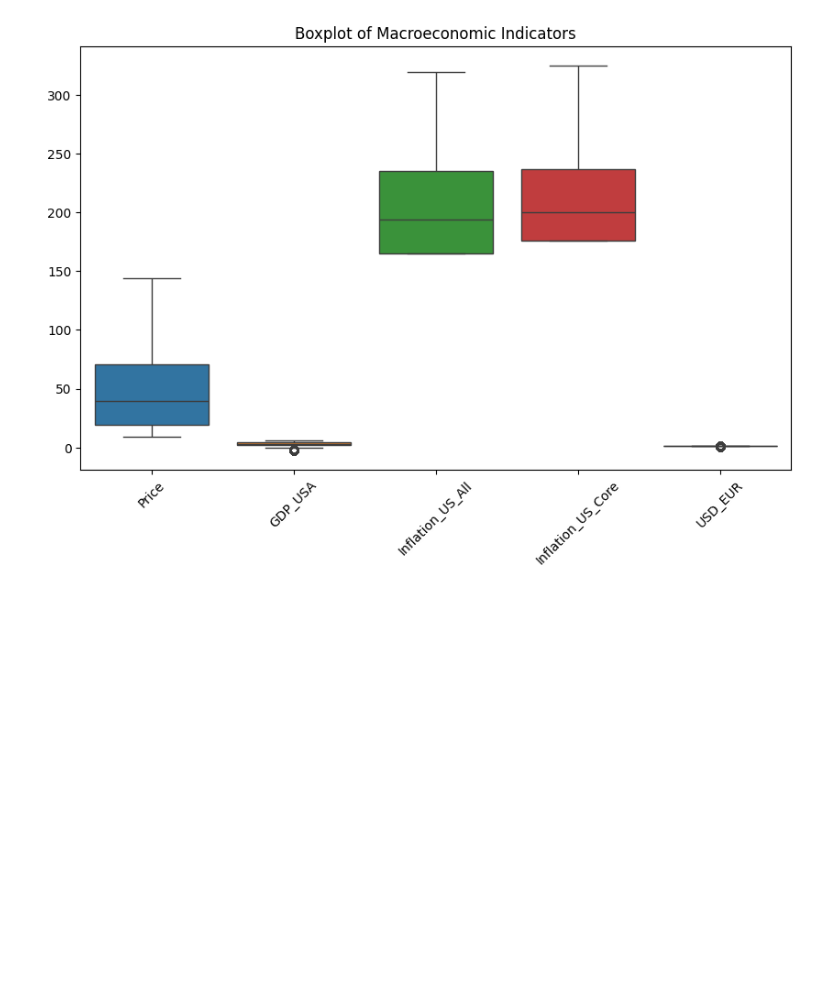
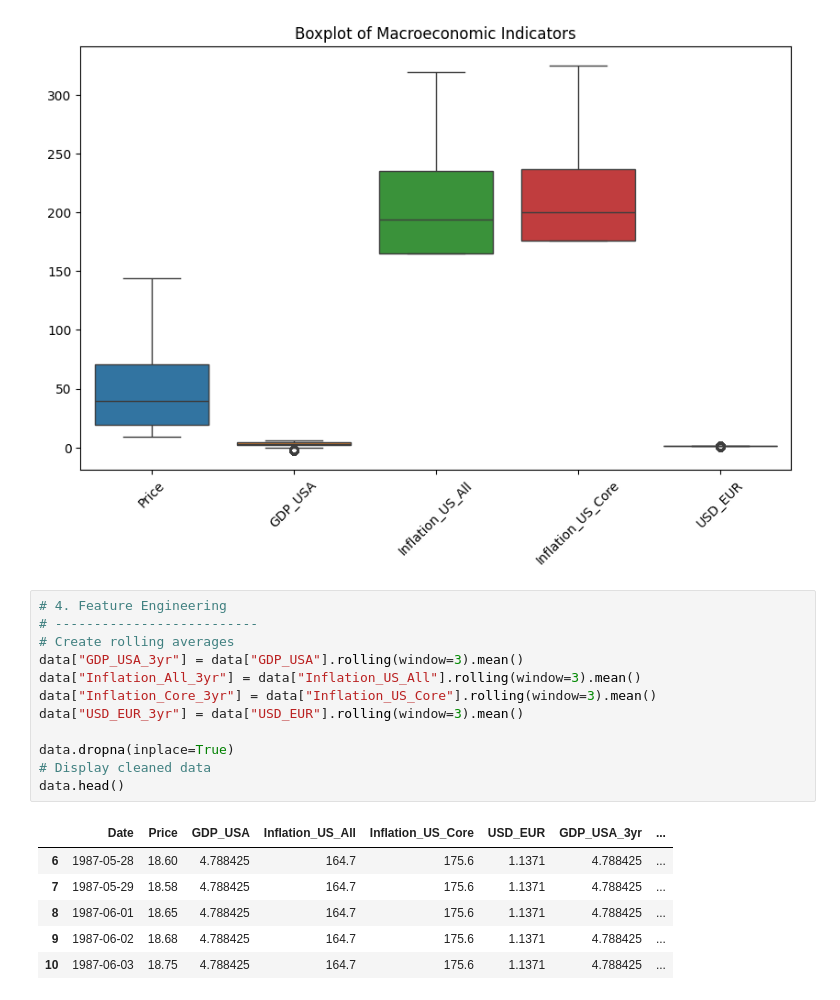
Before and after one commit to Yayerad/Birhan-Energies-W10, a Jupyter notebook: notebooks/eda.ipynb, the cells around one changed output. Drawn from its saved outputs; the diff is of its cells as text; blank space fills up the shorter version.

Commit message:
feature engineering

```diff
--- a/notebooks/eda.ipynb
+++ b/notebooks/eda.ipynb
@@ -57,3 +57,22 @@ plt.xticks(rotation=45)
 plt.show()
 # %% [output]
 [figure]
+# %%
+# 4. Feature Engineering
+# --------------------------
+# Create rolling averages
+data["GDP_USA_3yr"] = data["GDP_USA"].rolling(window=3).mean()
+data["Inflation_All_3yr"] = data["Inflation_US_All"].rolling(window=3).mean()
+data["Inflation_Core_3yr"] = data["Inflation_US_Core"].rolling(window=3).mean()
+data["USD_EUR_3yr"] = data["USD_EUR"].rolling(window=3).mean()
+
+data.dropna(inplace=True)
+# Display cleaned data
+data.head()
+# %% [output]
+|  | Date | Price | GDP_USA | Inflation_US_All | Inflation_US_Core | USD_EUR | GDP_USA_3yr | ... |
+| 6 | 1987-05-28 | 18.60 | 4.788425 | 164.7 | 175.6 | 1.1371 | 4.788425 | ... |
+| 7 | 1987-05-29 | 18.58 | 4.788425 | 164.7 | 175.6 | 1.1371 | 4.788425 | ... |
+| 8 | 1987-06-01 | 18.65 | 4.788425 | 164.7 | 175.6 | 1.1371 | 4.788425 | ... |
+| 9 | 1987-06-02 | 18.68 | 4.788425 | 164.7 | 175.6 | 1.1371 | 4.788425 | ... |
+| 10 | 1987-06-03 | 18.75 | 4.788425 | 164.7 | 175.6 | 1.1371 | 4.788425 | ... |
```
